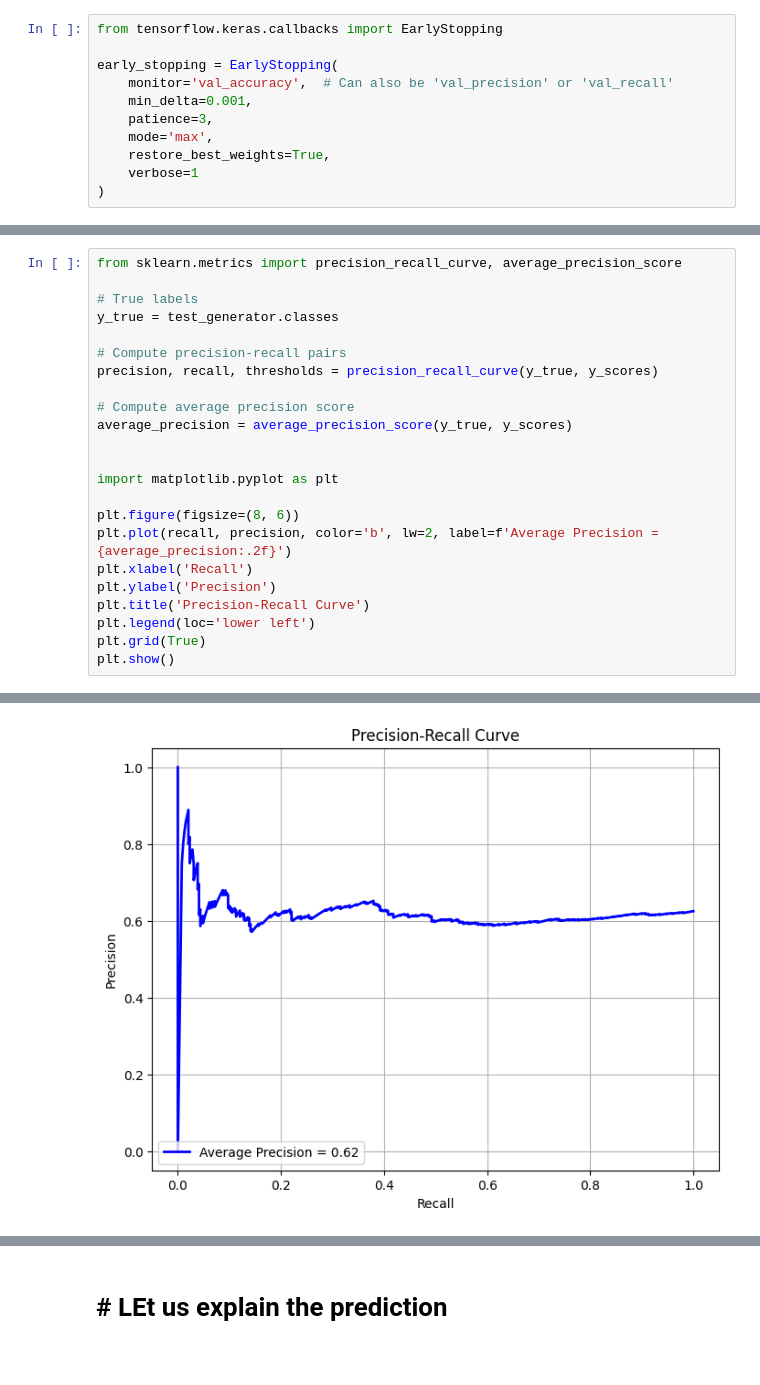
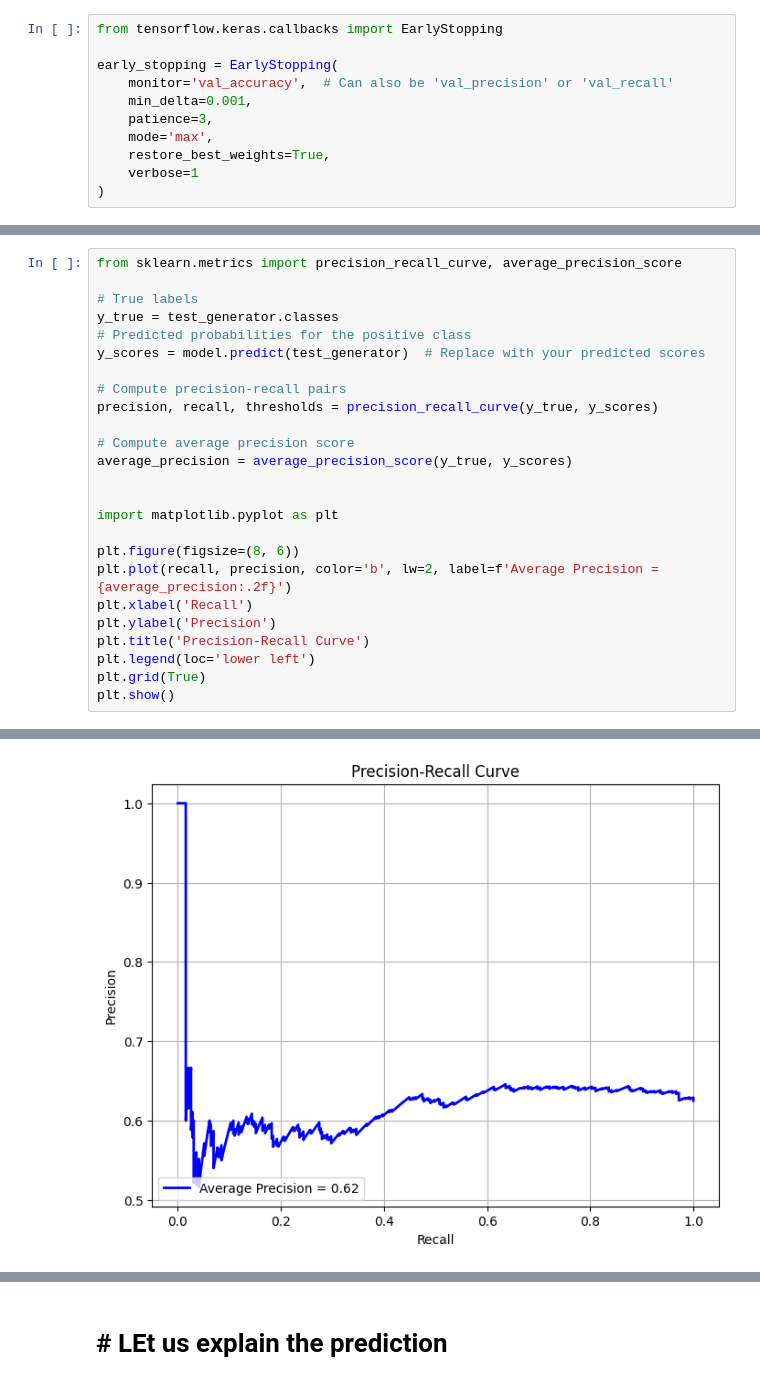
Before and after one commit to gowthambalachandhiran/XRayClassification, a Jupyter notebook: Chest Xray Classification.ipynb, the cells around one changed output, grey strips where cells are left out. Saved outputs shown, nothing was run; the diff lists cells and outputs as text.

```diff
--- a/Chest Xray Classification.ipynb
+++ b/Chest Xray Classification.ipynb
@@ -203,6 +207,8 @@ from sklearn.metrics import precision_recall_curve, average_precision_score
 
 # True labels
 y_true = test_generator.classes
+# Predicted probabilities for the positive class
+y_scores = model.predict(test_generator)  # Replace with your predicted scores
 
 # Compute precision-recall pairs
 precision, recall, thresholds = precision_recall_curve(y_true, y_scores)
@@ -225,4 +232,4 @@ plt.show()
-[figure, old version]
+[figure, new version]
 # %%
 import numpy as np
 from sklearn.metrics import classification_report
```
Also changed, not shown: parts of 16 cells of this notebook, 4 other files.
